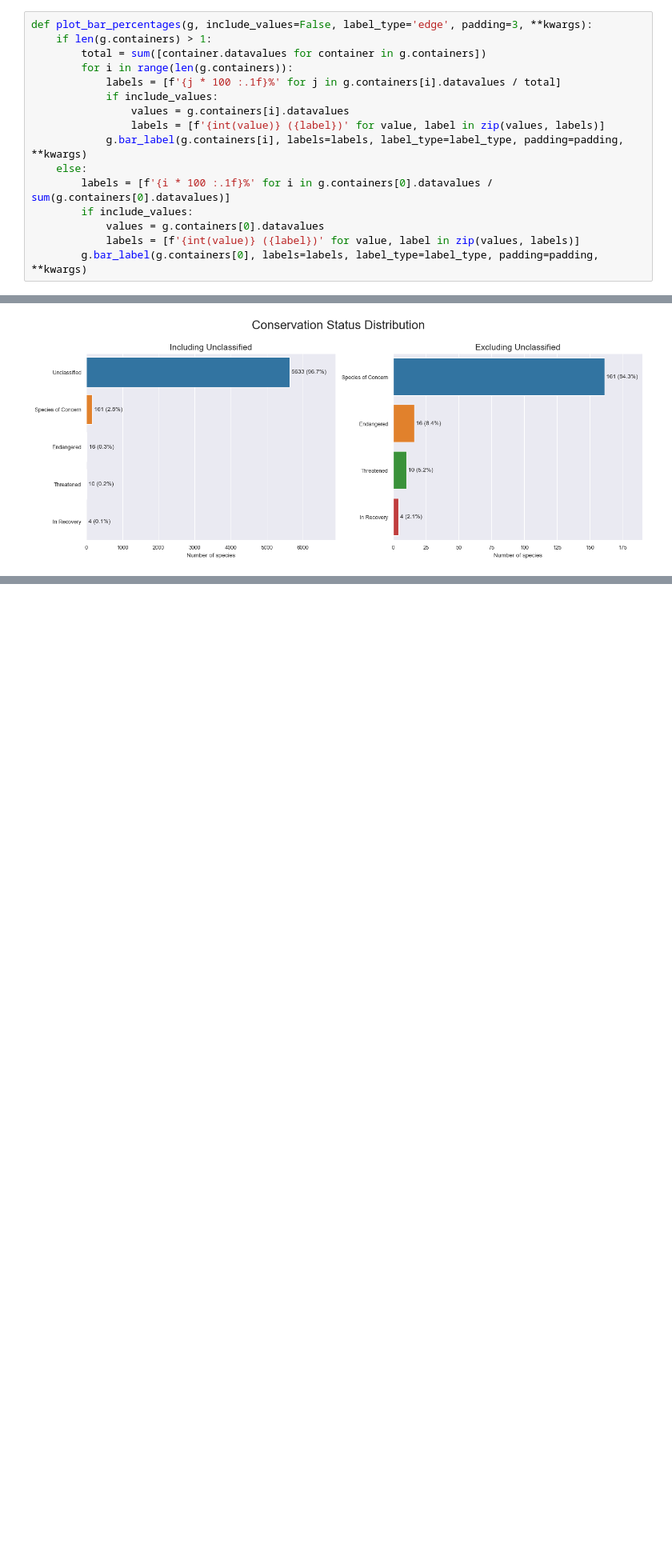
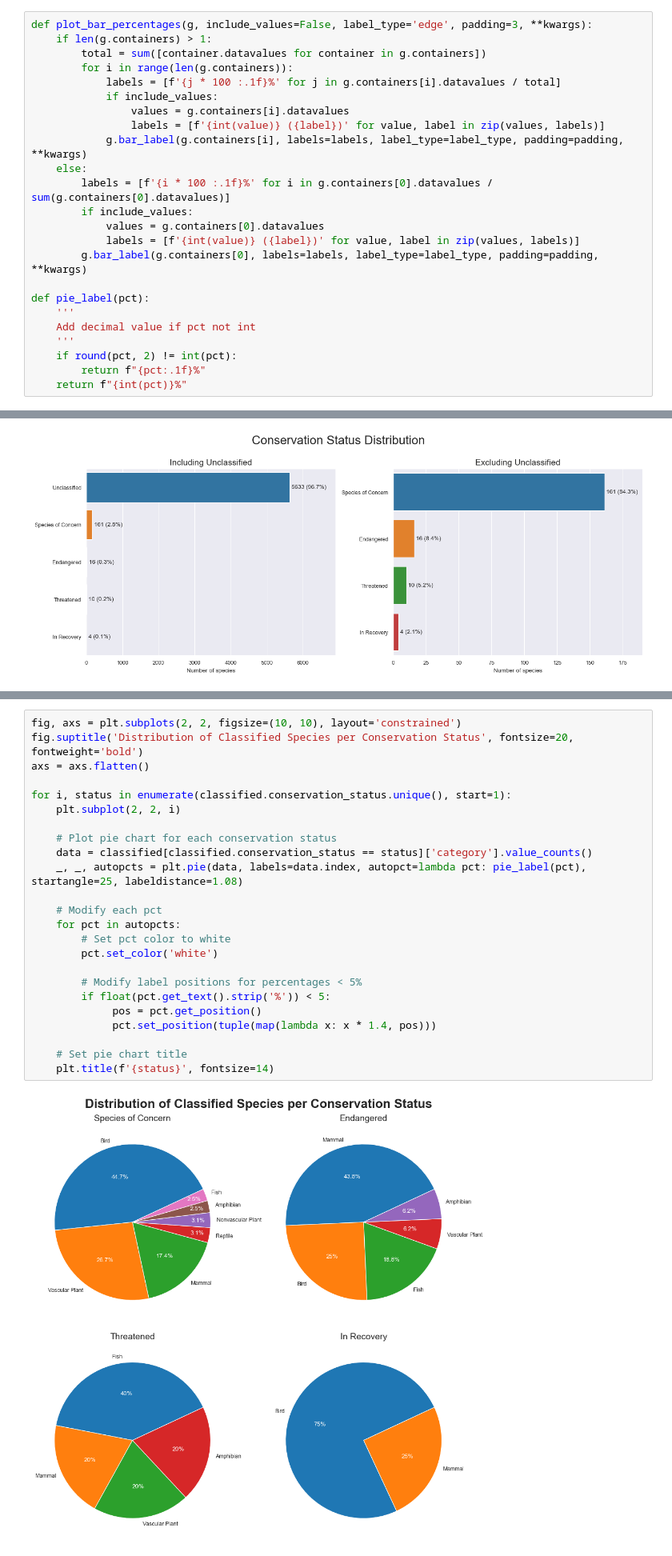
Before and after one commit to bcbmotta/biodiversity-project, a Jupyter notebook: Code/biodiversity.ipynb, the cells around one changed output, grey strips where cells are left out. Shown: that part at 80% size. Saved outputs shown, nothing was run; the diff lists cells and outputs as text; blank space fills up the shorter version.

Commit message:
add pie chart of classified species

```diff
--- a/Code/biodiversity.ipynb
+++ b/Code/biodiversity.ipynb
@@ -36,6 +36,14 @@ def plot_bar_percentages(g, include_values=False, label_type='edge', padding=3,
             values = g.containers[0].datavalues
             labels = [f'{int(value)} ({label})' for value, label in zip(values, labels)]
         g.bar_label(g.containers[0], labels=labels, label_type=label_type, padding=padding, **kwargs)
+
+def pie_label(pct):
+    '''
+    Add decimal value if pct not int
+    '''
+    if round(pct, 2) != int(pct):
+        return f"{pct:.1f}%"
+    return f"{int(pct)}%"
 # %% [markdown]
 ### Load Data
 # %%
@@ -140,3 +167,29 @@ plt.xlabel('Number of species');
+# %%
+fig, axs = plt.subplots(2, 2, figsize=(10, 10), layout='constrained')
+fig.suptitle('Distribution of Classified Species per Conservation Status', fontsize=20, fontweight='bold')
+axs = axs.flatten()
+
+for i, status in enumerate(classified.conservation_status.unique(), start=1):
+    plt.subplot(2, 2, i)
+
+    # Plot pie chart for each conservation status
+    data = classified[classified.conservation_status == status]['category'].value_counts()
+    _, _, autopcts = plt.pie(data, labels=data.index, autopct=lambda pct: pie_label(pct), startangle=25, labeldistance=1.08)
+
+    # Modify each pct
+    for pct in autopcts:
+        # Set pct color to white
+        pct.set_color('white')
+
+        # Modify label positions for percentages < 5%
+        if float(pct.get_text().strip('%')) < 5:
+             pos = pct.get_position()
+             pct.set_position(tuple(map(lambda x: x * 1.4, pos)))
+
+    # Set pie chart title
+    plt.title(f'{status}', fontsize=14)
+# %% [output]
+[figure, added]
 # %%
 observations_count = obs.groupby('park_name').observations.sum().sort_values(ascending=False)
 g = sns.barplot(x=observations_count.values, y=observations_count.index)
```
Also changed, not shown: parts of 3 cells of this notebook.
